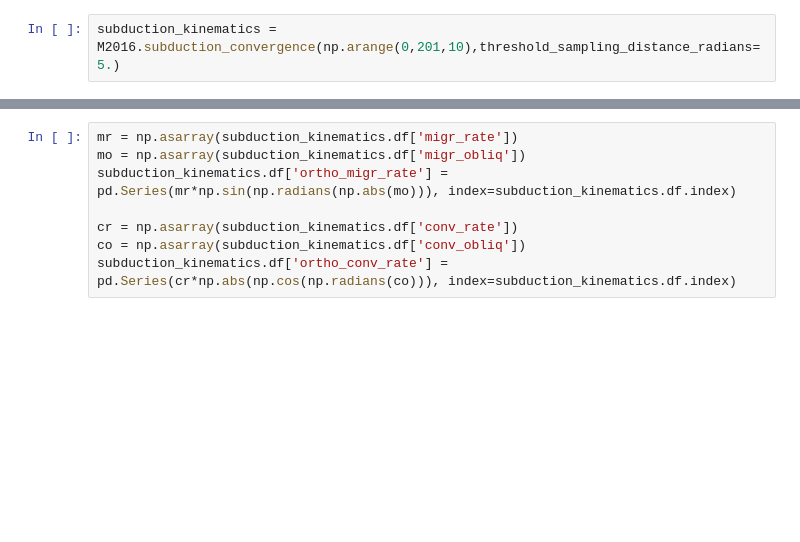
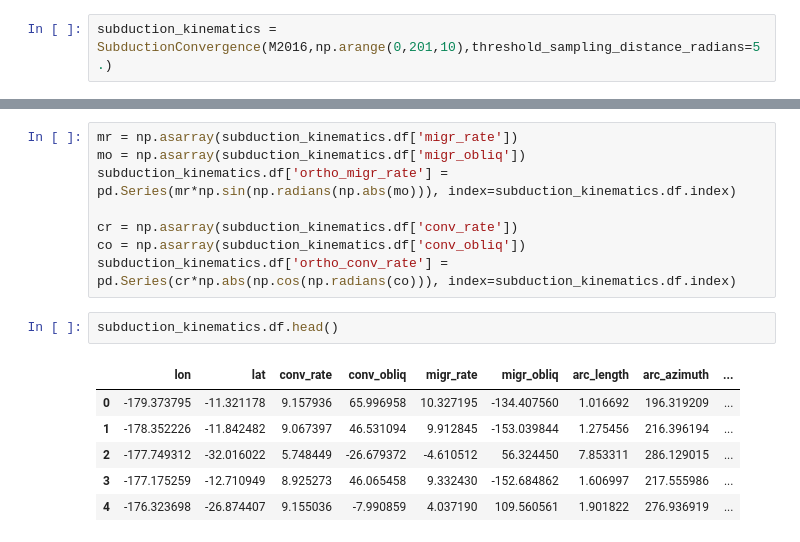
Before and after one commit to siwill22/GPlatesReconstructionModel, a Jupyter notebook: test_SubductionConvergence.ipynb, the cells around one changed output, grey strips where cells are left out. Saved outputs shown, nothing was run; the diff lists cells and outputs as text; blank space fills up the shorter version.

Commit message:
subduction convergence class now generated outside the ReconstructionModel class

```diff
--- a/test_SubductionConvergence.ipynb
+++ b/test_SubductionConvergence.ipynb
@@ -42,5 +42,5 @@ subduction_kinematics_120Ma.hist('cr')
 # %% [output]
 [figure]
 # %%
-subduction_kinematics = M2016.subduction_convergence(np.arange(0,201,10),threshold_sampling_distance_radians=5.)
+subduction_kinematics = SubductionConvergence(M2016,np.arange(0,201,10),threshold_sampling_distance_radians=5.)
 # %% [output]
@@ -75,3 +75,12 @@ subduction_kinematics.df['ortho_migr_rate'] = pd.Series(mr*np.sin(np.radians(np.
 cr = np.asarray(subduction_kinematics.df['conv_rate'])
 co = np.asarray(subduction_kinematics.df['conv_obliq'])
 subduction_kinematics.df['ortho_conv_rate'] = pd.Series(cr*np.abs(np.cos(np.radians(co))), index=subduction_kinematics.df.index)
+# %%
+subduction_kinematics.df.head()
+# %% [output]
+|  | lon | lat | conv_rate | conv_obliq | migr_rate | migr_obliq | arc_length | arc_azimuth | ... |
+| 0 | -179.373795 | -11.321178 | 9.157936 | 65.996958 | 10.327195 | -134.407560 | 1.016692 | 196.319209 | ... |
+| 1 | -178.352226 | -11.842482 | 9.067397 | 46.531094 | 9.912845 | -153.039844 | 1.275456 | 216.396194 | ... |
+| 2 | -177.749312 | -32.016022 | 5.748449 | -26.679372 | -4.610512 | 56.324450 | 7.853311 | 286.129015 | ... |
+| 3 | -177.175259 | -12.710949 | 8.925273 | 46.065458 | 9.332430 | -152.684862 | 1.606997 | 217.555986 | ... |
+| 4 | -176.323698 | -26.874407 | 9.155036 | -7.990859 | 4.037190 | 109.560561 | 1.901822 | 276.936919 | ... |
```
Also changed, not shown: parts of 2 cells of this notebook, 2 other files.
